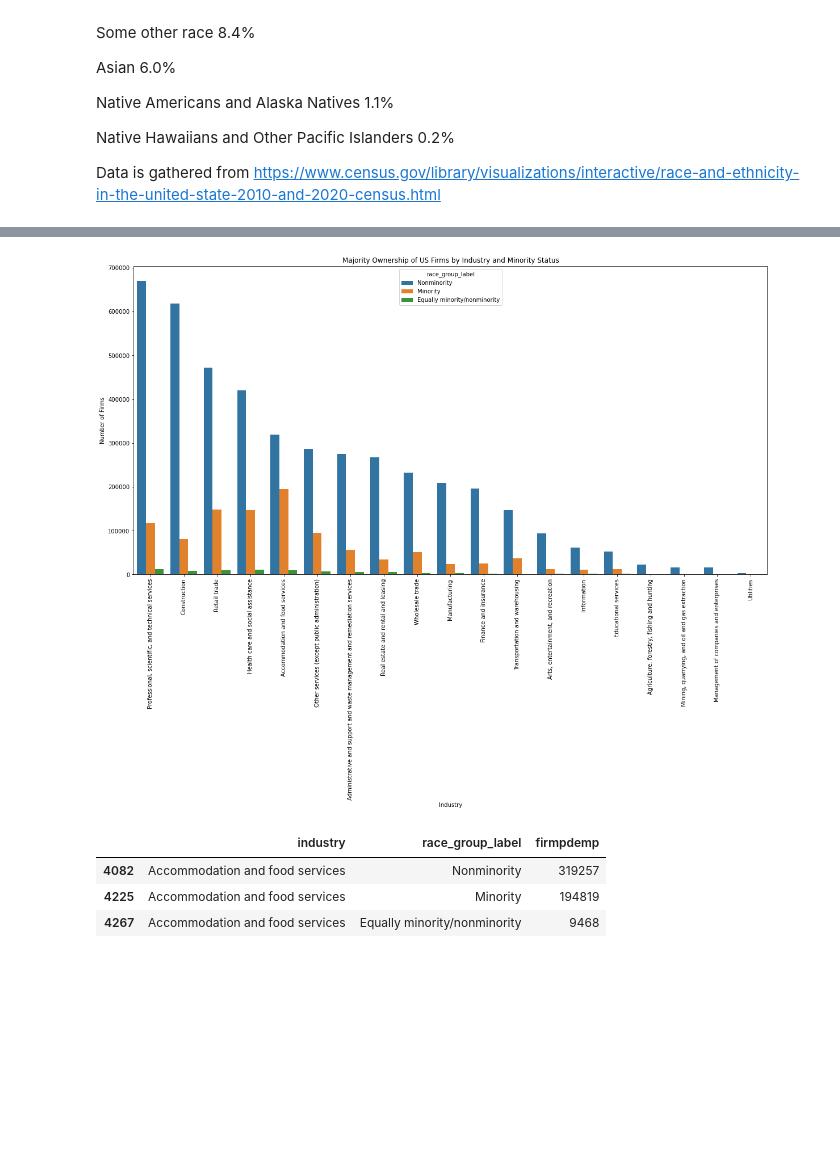
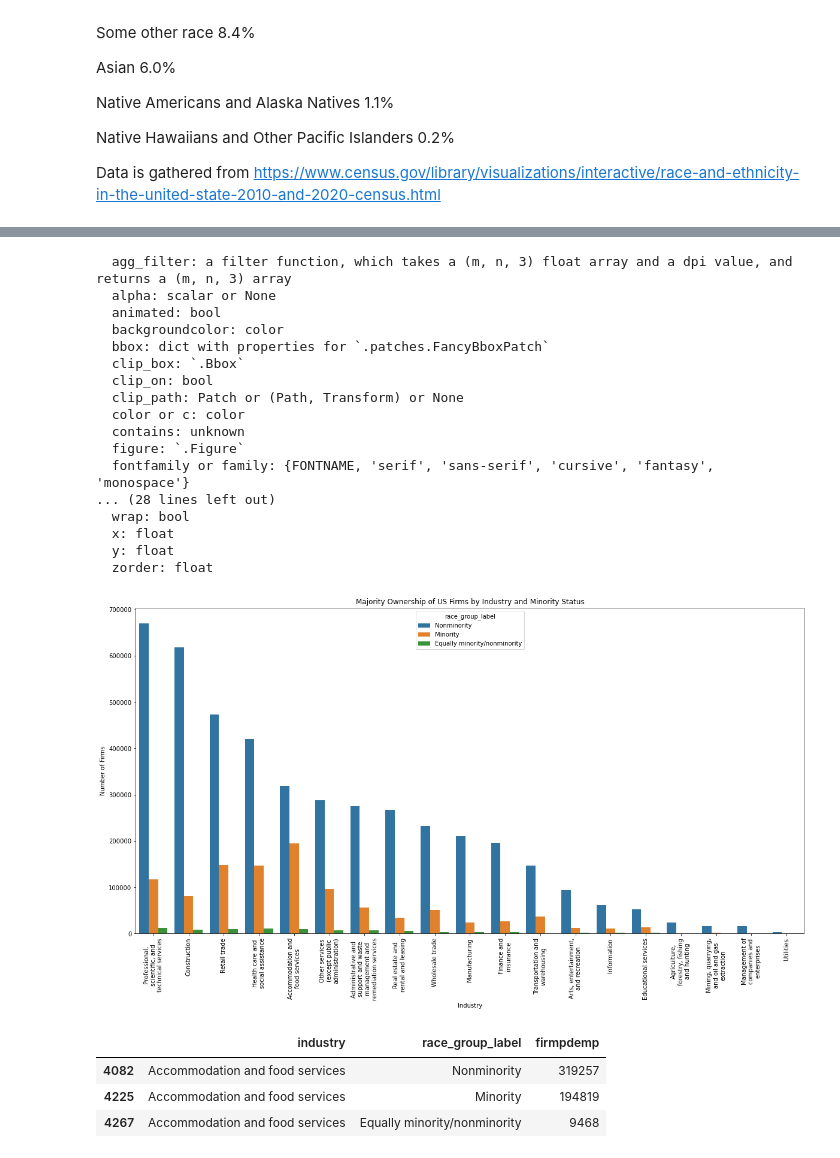
Before and after one commit to jedc4xer/abs_group_assessment, a Jupyter notebook: jake_working_copy.ipynb, the cells around one changed output, grey strips where cells are left out. Drawn from its saved outputs; the diff is of its cells as text; code cells hidden in the pictures; blank space fills up the shorter version.

Commit message:
Beautify labels

```diff
--- a/jake_working_copy.ipynb
+++ b/jake_working_copy.ipynb
@@ -240,3 +241,6 @@ workingDF3 = workingDF3.query('race_group_label  in ("Nonminority", "Minority",
 workingDF3 = workingDF3[workingDF3['industry'] != 'Total for all sectors']
 
 workingDF3 = workingDF3.sort_values(by = 'firmpdemp', ascending = False)
+
+labels = workingDF3['industry'].unique()
+labels = [ '\n'.join(wrap(l, 20)) for l in labels ]
@@ -243,11 +267,31 @@ workingDF3 = workingDF3.sort_values(by = 'firmpdemp', ascending = False)
 # %%
 plt.figure(figsize=(20, 10))
 
+
 ax3 = sns.barplot(data = workingDF3, x = 'industry', y = 'firmpdemp', hue = 'race_group_label')
+plt.setp(ax3.set_xticklabels(labels))   #This is the line that causes all the output
 ax3.set(xlabel ="Industry", ylabel = "Number of Firms", title ='Majority Ownership of US Firms by Industry and Minority Status')
-plt.xticks(rotation = 90);
+plt.xticks(rotation = 90)
+plt.show()
 # %% [output]
+  agg_filter: a filter function, which takes a (m, n, 3) float array and a dpi value, and returns a (m, n, 3) array
+  alpha: scalar or None
+  animated: bool
+  backgroundcolor: color
+  bbox: dict with properties for `.patches.FancyBboxPatch`
+  clip_box: `.Bbox`
+  clip_on: bool
+  clip_path: Patch or (Path, Transform) or None
+  color or c: color
+  contains: unknown
+  figure: `.Figure`
+  fontfamily or family: {FONTNAME, 'serif', 'sans-serif', 'cursive', 'fantasy', 'monospace'}
+... (28 lines left out)
+  wrap: bool
+  x: float
+  y: float
+  zorder: float
-[figure, old version]
+[figure, new version]
 # %%
 workingDF3 = workingDF3[workingDF3['industry'] == 'Accommodation and food services']
 # %%
```
Also changed, not shown: parts of 2 cells of this notebook.
